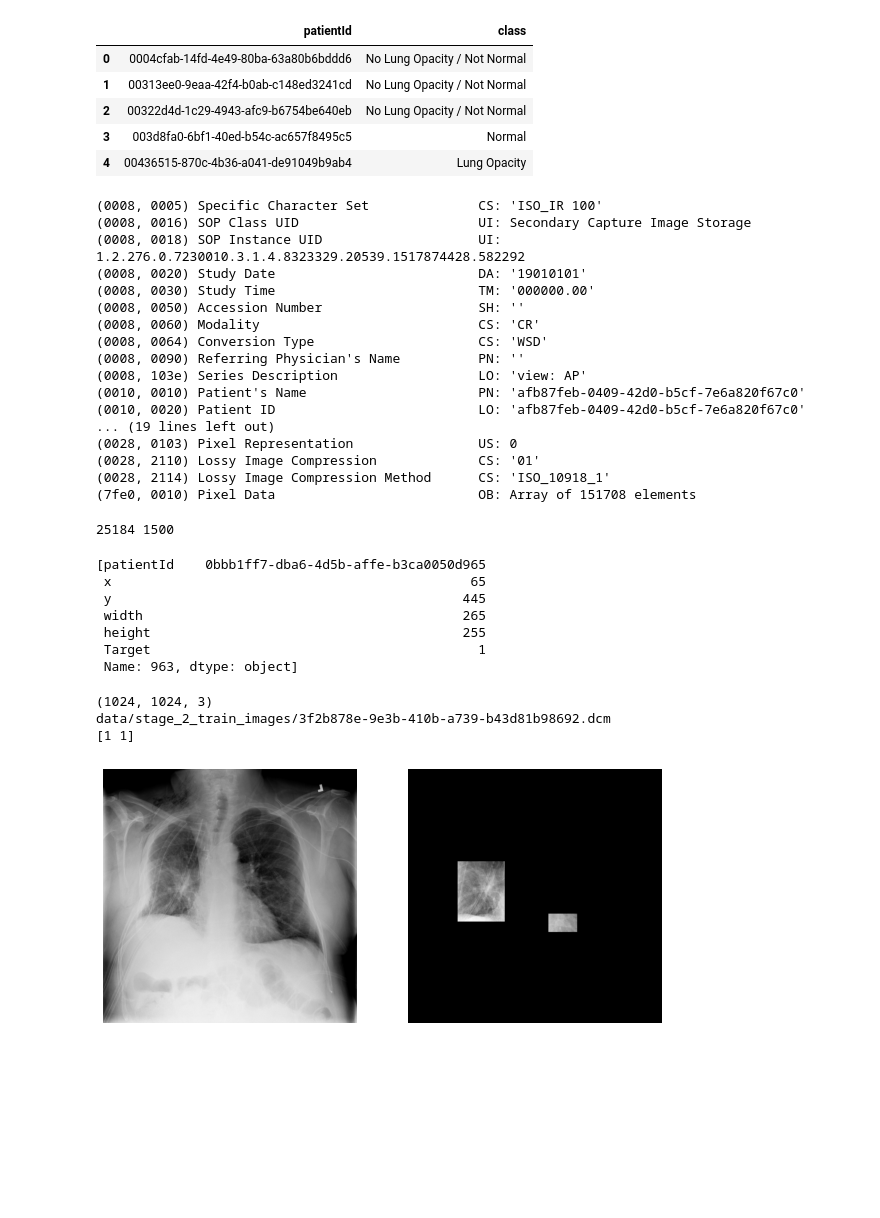
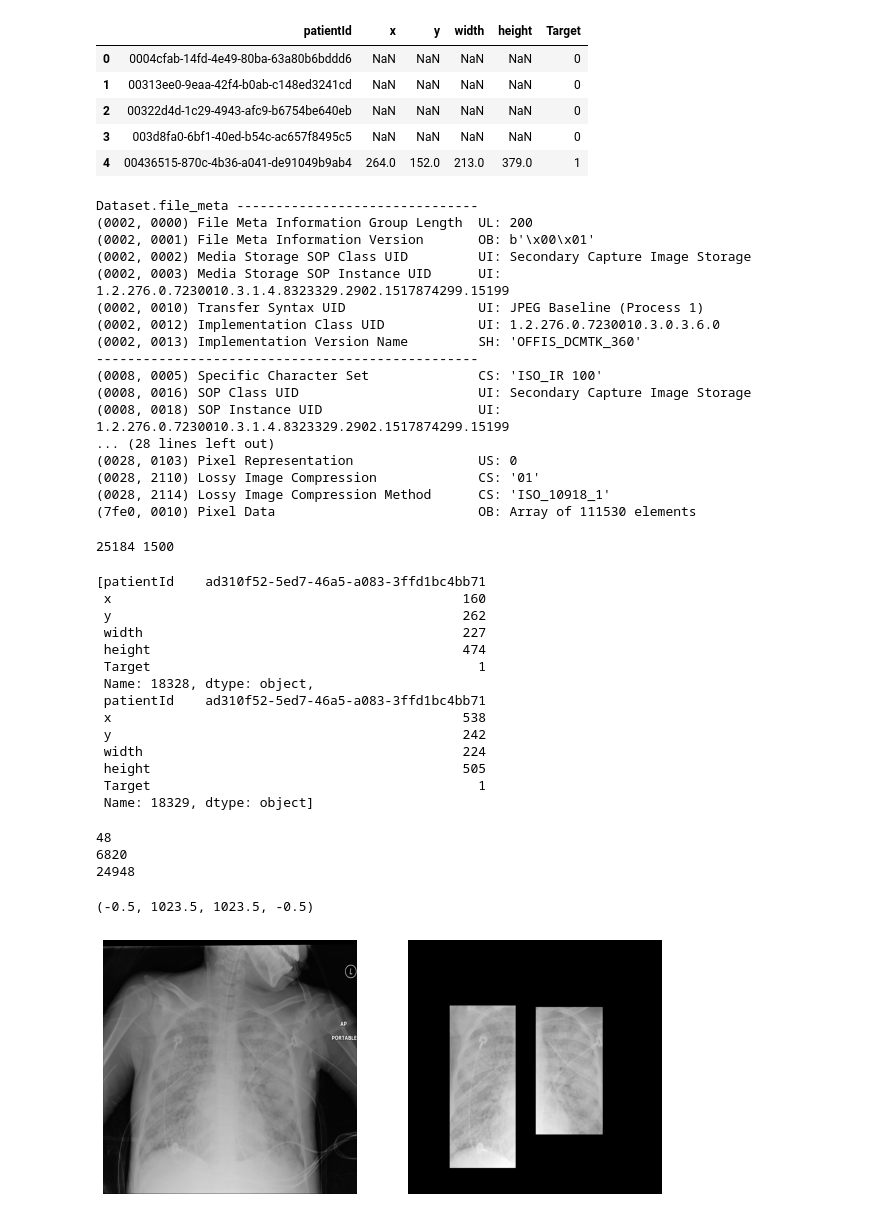
Before and after one commit to nishantkumarsinha/Pneumonia_MASKRCNN, a Jupyter notebook: maskrcnn.ipynb, the cells around one changed output. Drawn from its saved outputs; the diff is of its cells as text; code cells hidden in the pictures; blank space fills up the shorter version.

```diff
--- a/maskrcnn.ipynb
+++ b/maskrcnn.ipynb
@@ -200,13 +207,13 @@ LICENSE  mask_rcnn_coco.h5.3   README.md
 # %%
-anns = pd.read_csv('data/stage_2_detailed_class_info.csv')
+anns = pd.read_csv(os.path.join(DATA_DIR, 'stage_2_train_labels.csv'))
 anns.head()
 # %% [output]
-|  | patientId | class |
-| 0 | 0004cfab-14fd-4e49-80ba-63a80b6bddd6 | No Lung Opacity / Not Normal |
-| 1 | 00313ee0-9eaa-42f4-b0ab-c148ed3241cd | No Lung Opacity / Not Normal |
-| 2 | 00322d4d-1c29-4943-afc9-b6754be640eb | No Lung Opacity / Not Normal |
-| 3 | 003d8fa0-6bf1-40ed-b54c-ac657f8495c5 | Normal |
-| 4 | 00436515-870c-4b36-a041-de91049b9ab4 | Lung Opacity |
+|  | patientId | x | y | width | height | Target |
+| 0 | 0004cfab-14fd-4e49-80ba-63a80b6bddd6 | NaN | NaN | NaN | NaN | 0 |
+| 1 | 00313ee0-9eaa-42f4-b0ab-c148ed3241cd | NaN | NaN | NaN | NaN | 0 |
+| 2 | 00322d4d-1c29-4943-afc9-b6754be640eb | NaN | NaN | NaN | NaN | 0 |
+| 3 | 003d8fa0-6bf1-40ed-b54c-ac657f8495c5 | NaN | NaN | NaN | NaN | 0 |
+| 4 | 00436515-870c-4b36-a041-de91049b9ab4 | 264.0 | 152.0 | 213.0 | 379.0 | 1 |
 # %%
 image_fps, image_annotations = parse_dataset(train_dicom_dir, anns=anns)
 # %%
@@ -215,23 +222,23 @@ image = ds.pixel_array # get image array
 # %%
 ds
 # %% [output]
+Dataset.file_meta -------------------------------
+(0002, 0000) File Meta Information Group Length  UL: 200
+(0002, 0001) File Meta Information Version       OB: b'\x00\x01'
+(0002, 0002) Media Storage SOP Class UID         UI: Secondary Capture Image Storage
+(0002, 0003) Media Storage SOP Instance UID      UI: 1.2.276.0.7230010.3.1.4.8323329.2902.1517874299.15199
+(0002, 0010) Transfer Syntax UID                 UI: JPEG Baseline (Process 1)
+(0002, 0012) Implementation Class UID            UI: 1.2.276.0.7230010.3.0.3.6.0
+(0002, 0013) Implementation Version Name         SH: 'OFFIS_DCMTK_360'
+-------------------------------------------------
 (0008, 0005) Specific Character Set              CS: 'ISO_IR 100'
 (0008, 0016) SOP Class UID                       UI: Secondary Capture Image Storage
-(0008, 0018) SOP Instance UID                    UI: 1.2.276.0.7230010.3.1.4.8323329.20539.1517874428.582292
-(0008, 0020) Study Date                          DA: '19010101'
-(0008, 0030) Study Time                          TM: '000000.00'
-(0008, 0050) Accession Number                    SH: ''
-(0008, 0060) Modality                            CS: 'CR'
-(0008, 0064) Conversion Type                     CS: 'WSD'
-(0008, 0090) Referring Physician's Name          PN: ''
-(0008, 103e) Series Description                  LO: 'view: AP'
-(0010, 0010) Patient's Name                      PN: 'afb87feb-0409-42d0-b5cf-7e6a820f67c0'
-(0010, 0020) Patient ID                          LO: 'afb87feb-0409-42d0-b5cf-7e6a820f67c0'
-... (19 lines left out)
+(0008, 0018) SOP Instance UID                    UI: 1.2.276.0.7230010.3.1.4.8323329.2902.1517874299.15199
+... (28 lines left out)
 (0028, 0103) Pixel Representation                US: 0
 (0028, 2110) Lossy Image Compression             CS: '01'
 (0028, 2114) Lossy Image Compression Method      CS: 'ISO_10918_1'
-(7fe0, 0010) Pixel Data                          OB: Array of 151708 elements
+(7fe0, 0010) Pixel Data                          OB: Array of 111530 elements
 # %%
 ORIG_SIZE = 1024
 # %%
@@ -255,13 +262,20 @@ dataset_train.prepare()
 test_fp = random.choice(image_fps_train)
 image_annotations[test_fp]
 # %% [output]
-[patientId    0bbb1ff7-dba6-4d5b-affe-b3ca0050d965
- x                                              65
- y                                             445
- width                                         265
- height                                        255
+[patientId    ad310f52-5ed7-46a5-a083-3ffd1bc4bb71
+ x                                             160
+ y                                             262
+ width                                         227
+ height                                        474
  Target                                          1
- Name: 963, dtype: object]
+ Name: 18328, dtype: object,
+ patientId    ad310f52-5ed7-46a5-a083-3ffd1bc4bb71
+ x                                             538
+ y                                             242
+ width                                         224
+ height                                        505
+ Target                                          1
+ Name: 18329, dtype: object]
 # %%
 # prepare the validation dataset
 dataset_val = DetectorDataset(image_fps_val, image_annotations, ORIG_SIZE, ORIG_SIZE)
@@ -270,11 +284,12 @@ dataset_val.prepare()
 class_ids = [0]
 while class_ids[0] == 0:  ## look for a mask
     image_id = random.choice(dataset_train.image_ids)
+    print(image_id)
     image_fp = dataset_train.image_reference(image_id)
+    #print(image_fp)
     image = dataset_train.load_image(image_id)
+    #print(image)
     mask, class_ids = dataset_train.load_mask(image_id)
-
-print(image.shape)
 
 plt.figure(figsize=(10, 10))
 plt.subplot(1, 2, 1)
@@ -287,14 +302,12 @@ for i in range(mask.shape[2]):
     masked += image[:, :, 0] * mask[:, :, i]
 plt.imshow(masked, cmap='gray')
 plt.axis('off')
-
-print(image_fp)
-print(class_ids)
 # %% [output]
-(1024, 1024, 3)
-data/stage_2_train_images/3f2b878e-9e3b-410b-a739-b43d81b98692.dcm
-[1 1]
+48
+6820
+24948
+(-0.5, 1023.5, 1023.5, -0.5)
-[figure, old version]
+[figure, new version]
 # %%
 augmentation = iaa.Sequential([
     iaa.OneOf([ ## geometric transform
```
Also changed, not shown: parts of 21 cells of this notebook, 12 other files.
